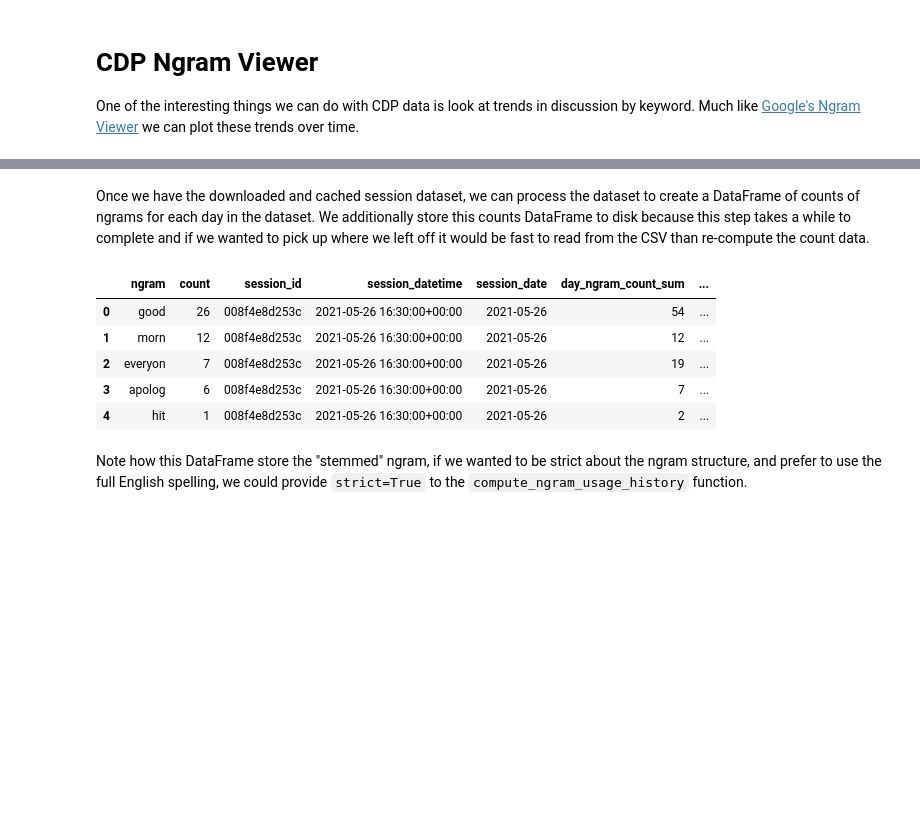
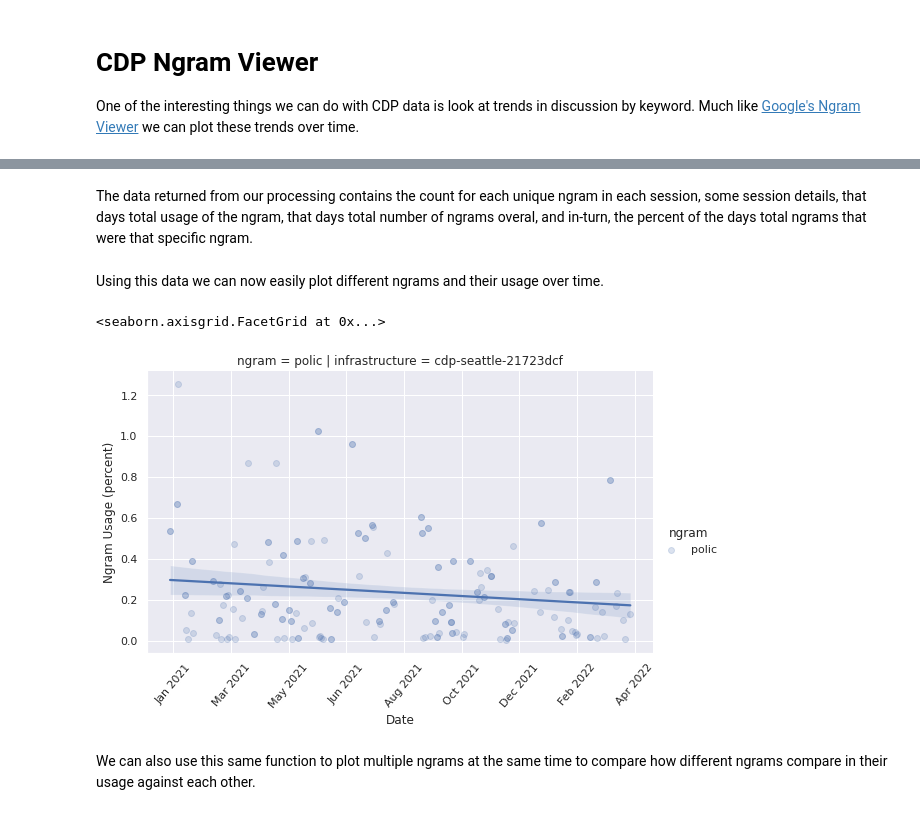
Before and after one commit to CouncilDataProject/cdp-data, a Jupyter notebook: notebooks/plot_keyword_history.ipynb, the cells around one changed output, grey strips where cells are left out. Saved outputs shown, nothing was run; the diff lists cells and outputs as text; code cells hidden in the pictures; blank space fills up the shorter version.

Commit message:
Update keyword notebook

```diff
--- a/notebooks/plot_keyword_history.ipynb
+++ b/notebooks/plot_keyword_history.ipynb
@@ -27,0 +16,5 @@ session_ds.head()
+# %%
+# Load cache
+import pandas as pd
+seattle_ds = pd.read_parquet("seattle_keyword_usage.parquet")
+seattle_ds.head()
@@ -28,16 +28,13 @@ session_ds.head()
 # %% [markdown]
-Once we have the downloaded and cached session dataset, we can process the dataset to create a DataFrame of counts of ngrams for each day in the dataset. We additionally store this counts DataFrame to disk because this step takes a while to complete and if we wanted to pick up where we left off it would be fast to read from the CSV than re-compute the count data.
+The data returned from our processing contains the count for each unique ngram in each session, some session details, that days total usage of the ngram, that days total number of ngrams overal, and in-turn, the percent of the days total ngrams that were that specific ngram.
+# %% [markdown]
+Using this data we can now easily plot different ngrams and their usage over time.
 # %%
-ngram_usage_counts = compute_ngram_usage_history(session_ds)
-ngram_usage_counts.to_csv("keyword_usage.csv", index=False)
-ngram_usage_counts.head()
+from cdp_data.keywords import plot_ngram_usage_histories
+plot_ngram_usage_histories("police", seattle_ds)
 # %% [output]
-|  | ngram | count | session_id | session_datetime | session_date | day_ngram_count_sum | ... |
-| 0 | good | 26 | 008f4e8d253c | 2021-05-26 16:30:00+00:00 | 2021-05-26 | 54 | ... |
-| 1 | morn | 12 | 008f4e8d253c | 2021-05-26 16:30:00+00:00 | 2021-05-26 | 12 | ... |
-| 2 | everyon | 7 | 008f4e8d253c | 2021-05-26 16:30:00+00:00 | 2021-05-26 | 19 | ... |
-| 3 | apolog | 6 | 008f4e8d253c | 2021-05-26 16:30:00+00:00 | 2021-05-26 | 7 | ... |
-| 4 | hit | 1 | 008f4e8d253c | 2021-05-26 16:30:00+00:00 | 2021-05-26 | 2 | ... |
+<seaborn.axisgrid.FacetGrid at 0x...>
+[figure, added]
 # %% [markdown]
-Note how this DataFrame store the "stemmed" ngram, if we wanted to be strict about the ngram structure, and prefer to use the full English spelling, we could provide `strict=True` to the `compute_ngram_usage_history` function.
+We can also use this same function to plot multiple ngrams at the same time to compare how different ngrams compare in their usage against each other.
 # %%
```
Also changed, not shown: parts of 22 cells of this notebook.
